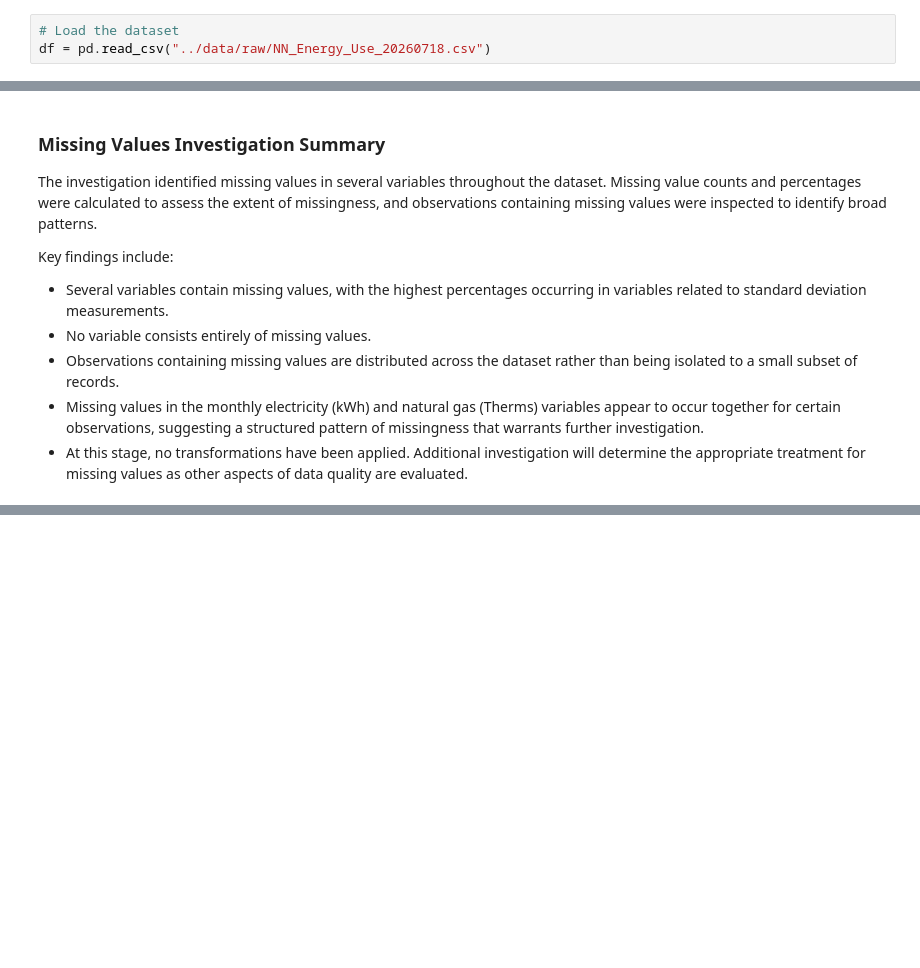
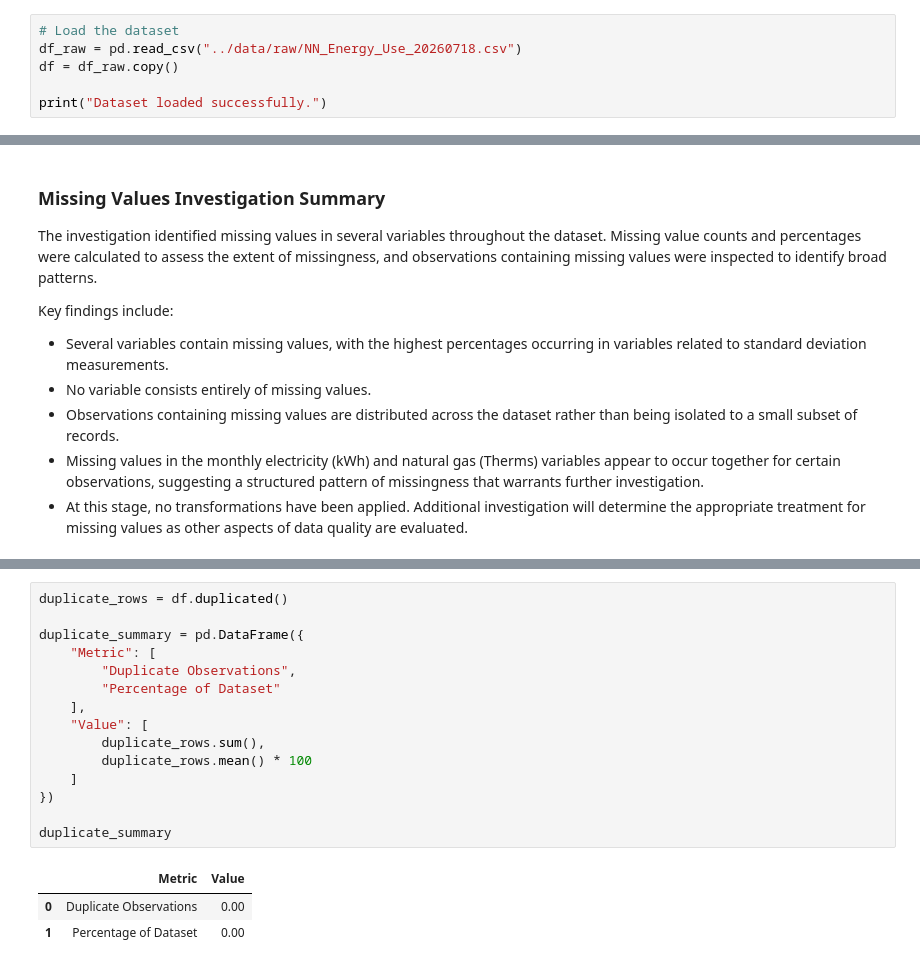
Before and after one commit to bka10s/chicago-energy-use-analysis, a Jupyter notebook: notebooks/chicago_energy_use_eda.ipynb, the cells around one changed output, grey strips where cells are left out. Cells and saved outputs as stored; diff of their text form; blank space fills up the shorter version.

```diff
--- a/notebooks/chicago_energy_use_eda.ipynb
+++ b/notebooks/chicago_energy_use_eda.ipynb
@@ -23,4 +23,7 @@ pd.set_option("display.float_format", "{:.2f}".format)
 Load the raw dataset into a pandas DataFrame using a relative file path. Using relative paths improves portability, allowing the project to be run on different systems without modifying the code.
 # %%
 # Load the dataset
-df = pd.read_csv("../data/raw/NN_Energy_Use_20260718.csv")
+df_raw = pd.read_csv("../data/raw/NN_Energy_Use_20260718.csv")
+df = df_raw.copy()
+
+print("Dataset loaded successfully.")
@@ -167,0 +179,19 @@ Key findings include:
+# %%
+duplicate_rows = df.duplicated()
+
+duplicate_summary = pd.DataFrame({
+    "Metric": [
+        "Duplicate Observations",
+        "Percentage of Dataset"
+    ],
+    "Value": [
+        duplicate_rows.sum(),
+        duplicate_rows.mean() * 100
+    ]
+})
+
+duplicate_summary
+# %% [output]
+|  | Metric | Value |
+| 0 | Duplicate Observations | 0.00 |
+| 1 | Percentage of Dataset | 0.00 |
```
Also changed, not shown: parts of 23 cells of this notebook.
